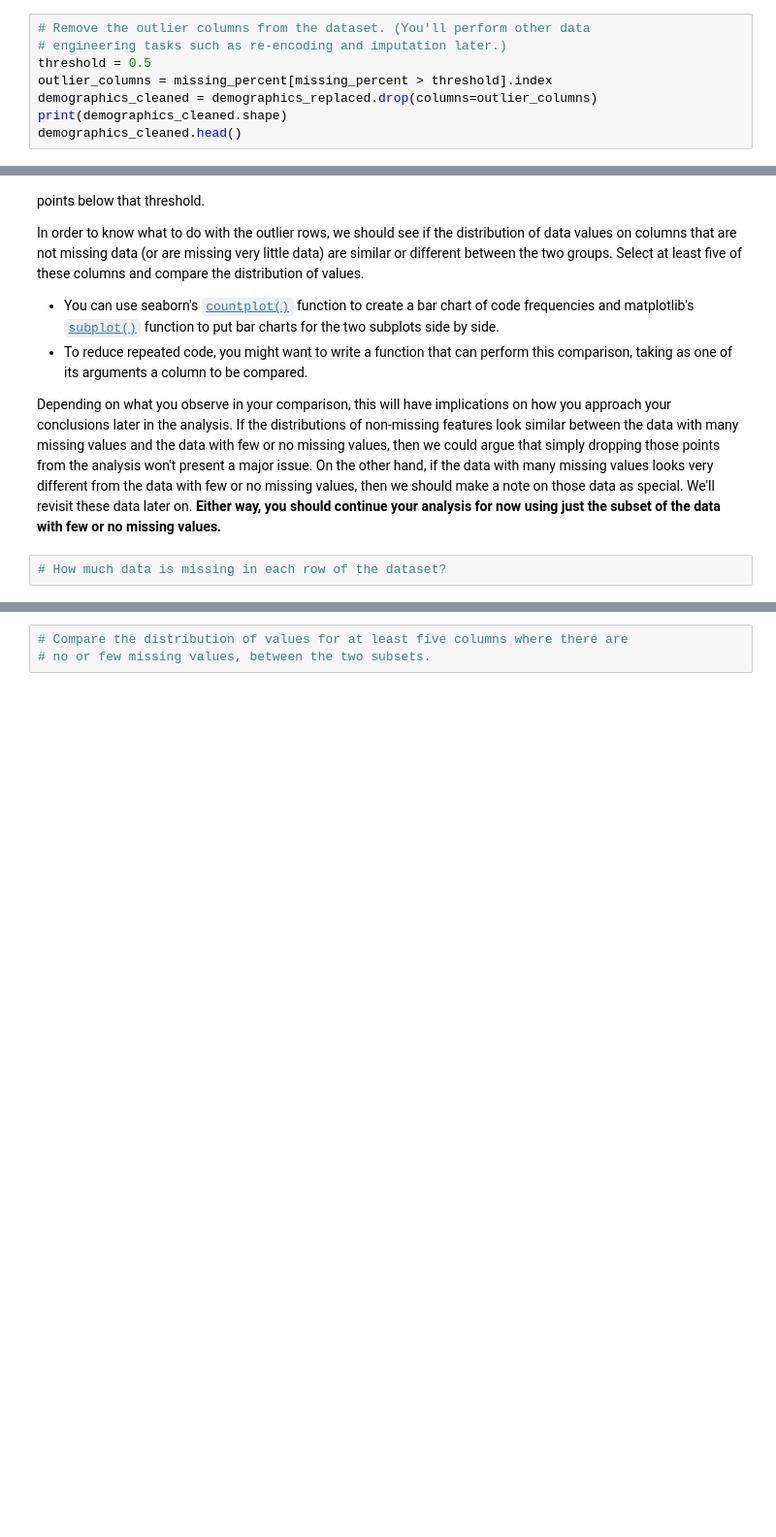
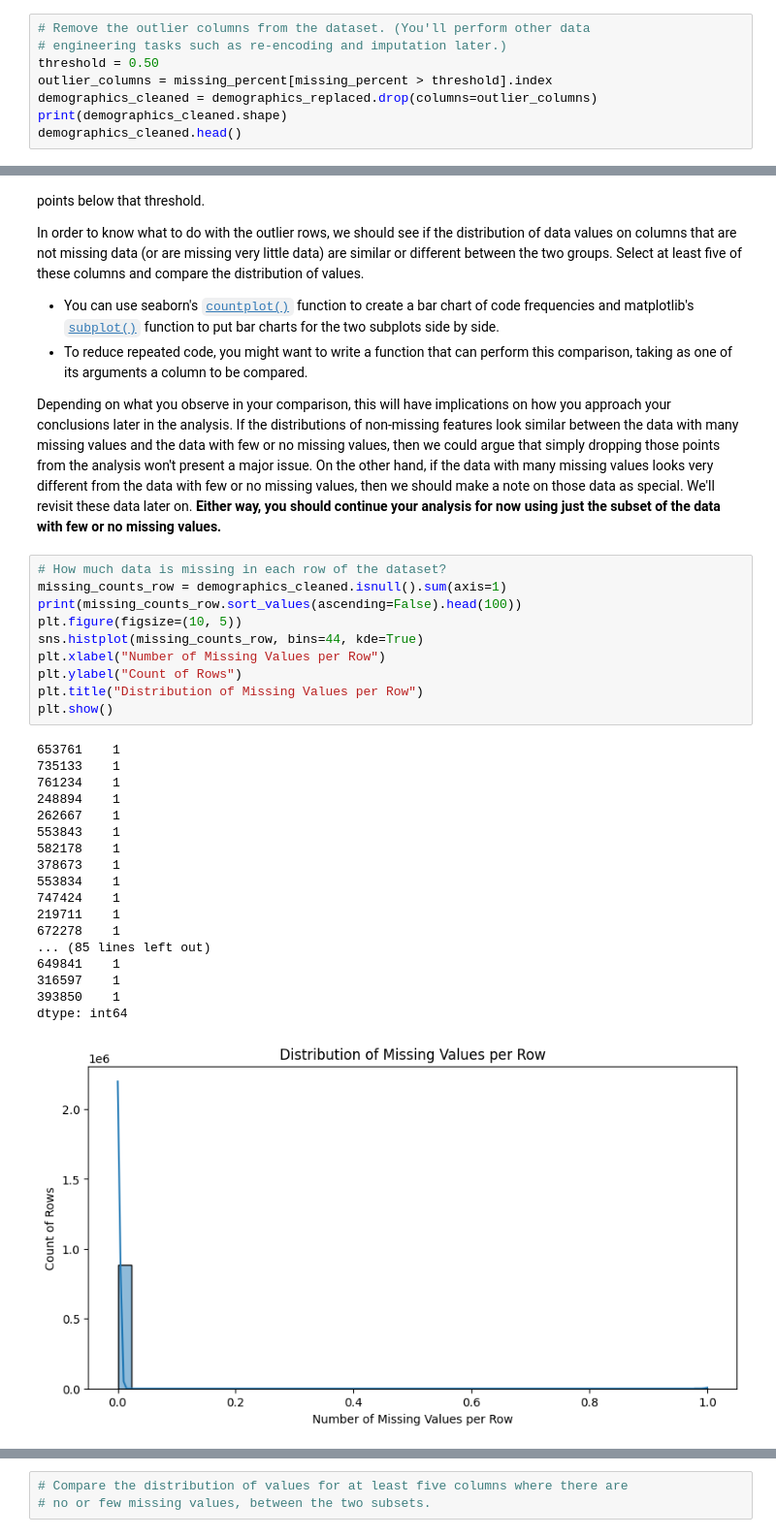
Before and after one commit to mo-matar/Identify-Customer-Segments-Unsupervised-Learning-Project, a Jupyter notebook: Identify_Customer_Segments.ipynb, the cells around one changed output, grey strips where cells are left out. Shown: that part at 97% size. Cells and saved outputs as stored; diff of their text form; blank space fills up the shorter version.

```diff
--- a/Identify_Customer_Segments.ipynb
+++ b/Identify_Customer_Segments.ipynb
@@ -268,7 +264,7 @@ plt.show()
 # %%
 # Remove the outlier columns from the dataset. (You'll perform other data
 # engineering tasks such as re-encoding and imputation later.)
-threshold = 0.5
+threshold = 0.50
 outlier_columns = missing_percent[missing_percent > threshold].index
 demographics_cleaned = demographics_replaced.drop(columns=outlier_columns)
 print(demographics_cleaned.shape)
@@ -334,5 +330,32 @@ In order to know what to do with the outlier rows, we should see if the distribu
 - To reduce repeated code, you might want to write a function that can perform this comparison, taking as one of its arguments a column to be compared.
 
 Depending on what you observe in your comparison, this will have implications on how you approach your conclusions later in the analysis. If the distributions of non-missing features look similar between the data with many missing values and the data with few or no missing values, then we could argue that simply dropping those points from the analysis won't present a major issue. On the other hand, if the data with many missing values looks very different from the data with few or no missing values, then we should make a note on those data as special. We'll revisit these data later on. **Either way, you should continue your analysis for now using just the subset of the data with few or no missing values.**
-# %%
-# How much data is missing in each row of the dataset?
+# %%
+# How much data is missing in each row of the dataset?
+missing_counts_row = demographics_cleaned.isnull().sum(axis=1)
+print(missing_counts_row.sort_values(ascending=False).head(100))
+plt.figure(figsize=(10, 5))
+sns.histplot(missing_counts_row, bins=44, kde=True)
+plt.xlabel("Number of Missing Values per Row")
+plt.ylabel("Count of Rows")
+plt.title("Distribution of Missing Values per Row")
+plt.show()
+# %% [output]
+653761    1
+735133    1
+761234    1
+248894    1
+262667    1
+553843    1
+582178    1
+378673    1
+553834    1
+747424    1
+219711    1
+672278    1
+... (85 lines left out)
+649841    1
+316597    1
+393850    1
+dtype: int64
+[figure, added]
```
Also changed, not shown: parts of 5 cells of this notebook.
